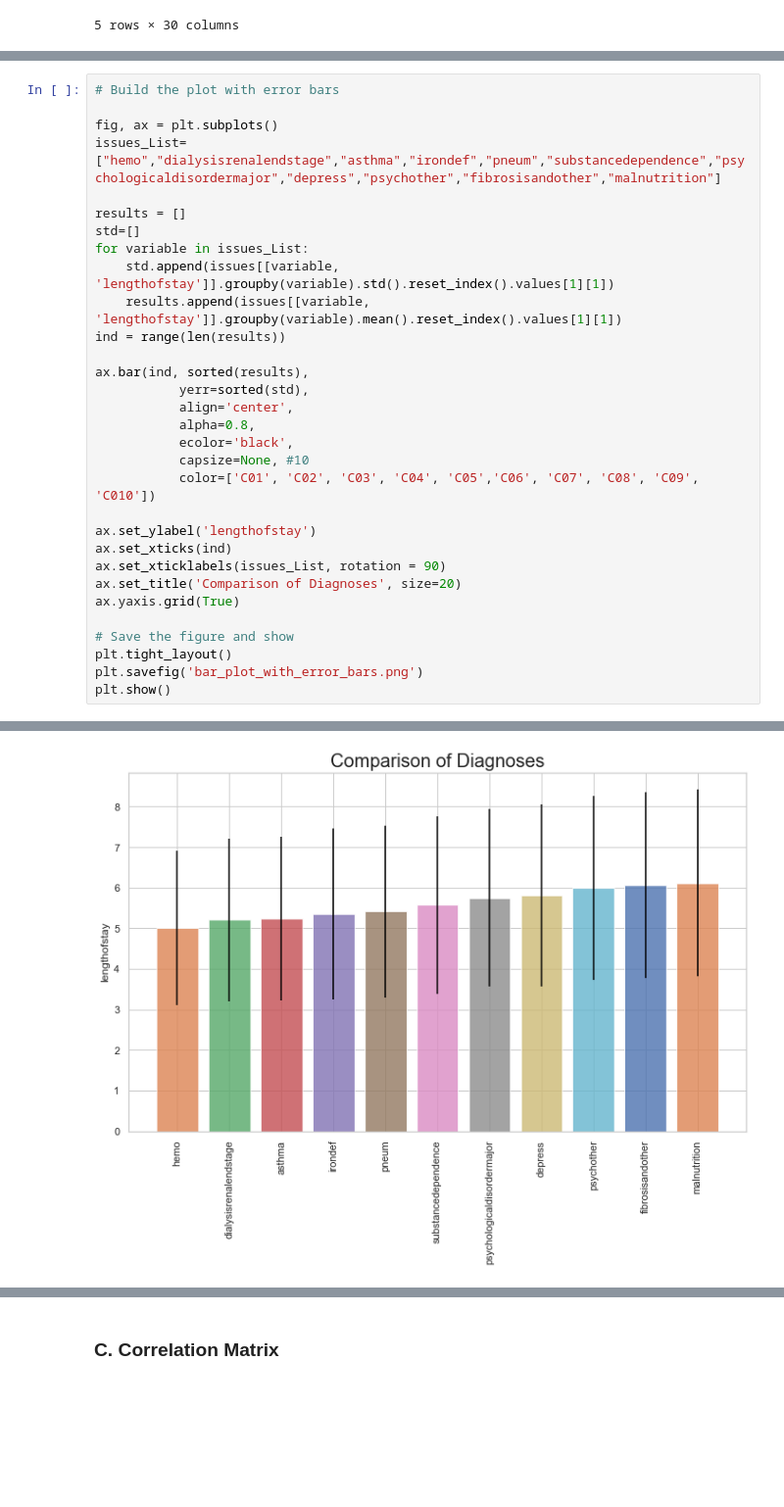
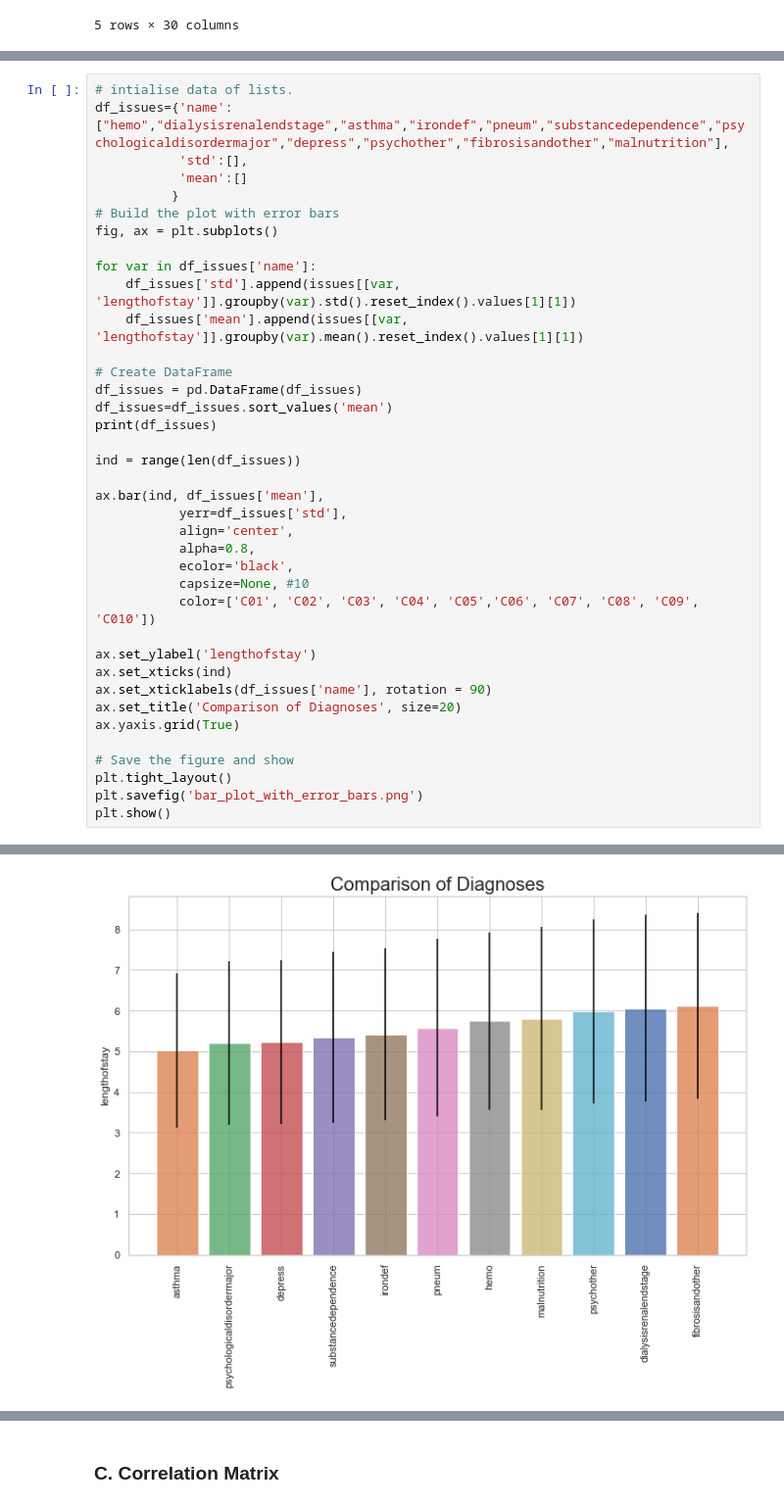
Before and after one commit to bashoori/Data-Science-Projects, a Jupyter notebook: Capstone_2/03_EDA_Hospital_Length_Of_Stay.ipynb, the cells around one changed output, grey strips where cells are left out. Shown: that part at 98% size. Drawn from its saved outputs; the diff is of its cells as text; blank space fills up the shorter version.

```diff
--- a/Capstone_2/03_EDA_Hospital_Length_Of_Stay.ipynb
+++ b/Capstone_2/03_EDA_Hospital_Length_Of_Stay.ipynb
@@ -168,20 +168,27 @@ issues.head()
 | 3 | 0 | 0 | 0 | 0 | 0 | 0 | 0 | ... |
 | 4 | 0 | 0 | 0 | 0 | 1 | 0 | 1 | ... |
 # %%
+# intialise data of lists.
+df_issues={'name':["hemo","dialysisrenalendstage","asthma","irondef","pneum","substancedependence","psychologicaldisordermajor","depress","psychother","fibrosisandother","malnutrition"],
+           'std':[],
+           'mean':[]
+          }
 # Build the plot with error bars
+fig, ax = plt.subplots()
 
-fig, ax = plt.subplots()
-issues_List=["hemo","dialysisrenalendstage","asthma","irondef","pneum","substancedependence","psychologicaldisordermajor","depress","psychother","fibrosisandother","malnutrition"]
+for var in df_issues['name']:
+    df_issues['std'].append(issues[[var, 'lengthofstay']].groupby(var).std().reset_index().values[1][1])
+    df_issues['mean'].append(issues[[var, 'lengthofstay']].groupby(var).mean().reset_index().values[1][1])
 
-results = []
-std=[]
-for variable in issues_List:
-    std.append(issues[[variable, 'lengthofstay']].groupby(variable).std().reset_index().values[1][1])
-    results.append(issues[[variable, 'lengthofstay']].groupby(variable).mean().reset_index().values[1][1])
-ind = range(len(results))
+# Create DataFrame
+df_issues = pd.DataFrame(df_issues)
+df_issues=df_issues.sort_values('mean')
+print(df_issues)
 
-ax.bar(ind, sorted(results),
-           yerr=sorted(std),
+ind = range(len(df_issues))
+
+ax.bar(ind, df_issues['mean'],
+           yerr=df_issues['std'],
            align='center',
            alpha=0.8,
            ecolor='black',
@@ -190,7 +197,7 @@ ax.bar(ind, sorted(results),
 
 ax.set_ylabel('lengthofstay')
 ax.set_xticks(ind)
-ax.set_xticklabels(issues_List, rotation = 90)
+ax.set_xticklabels(df_issues['name'], rotation = 90)
 ax.set_title('Comparison of Diagnoses', size=20)
 ax.yaxis.grid(True)
 
@@ -202 +221 @@ plt.show()
-[figure, old version]
+[figure, new version]
```
Also changed, not shown: parts of 2 cells of this notebook.
